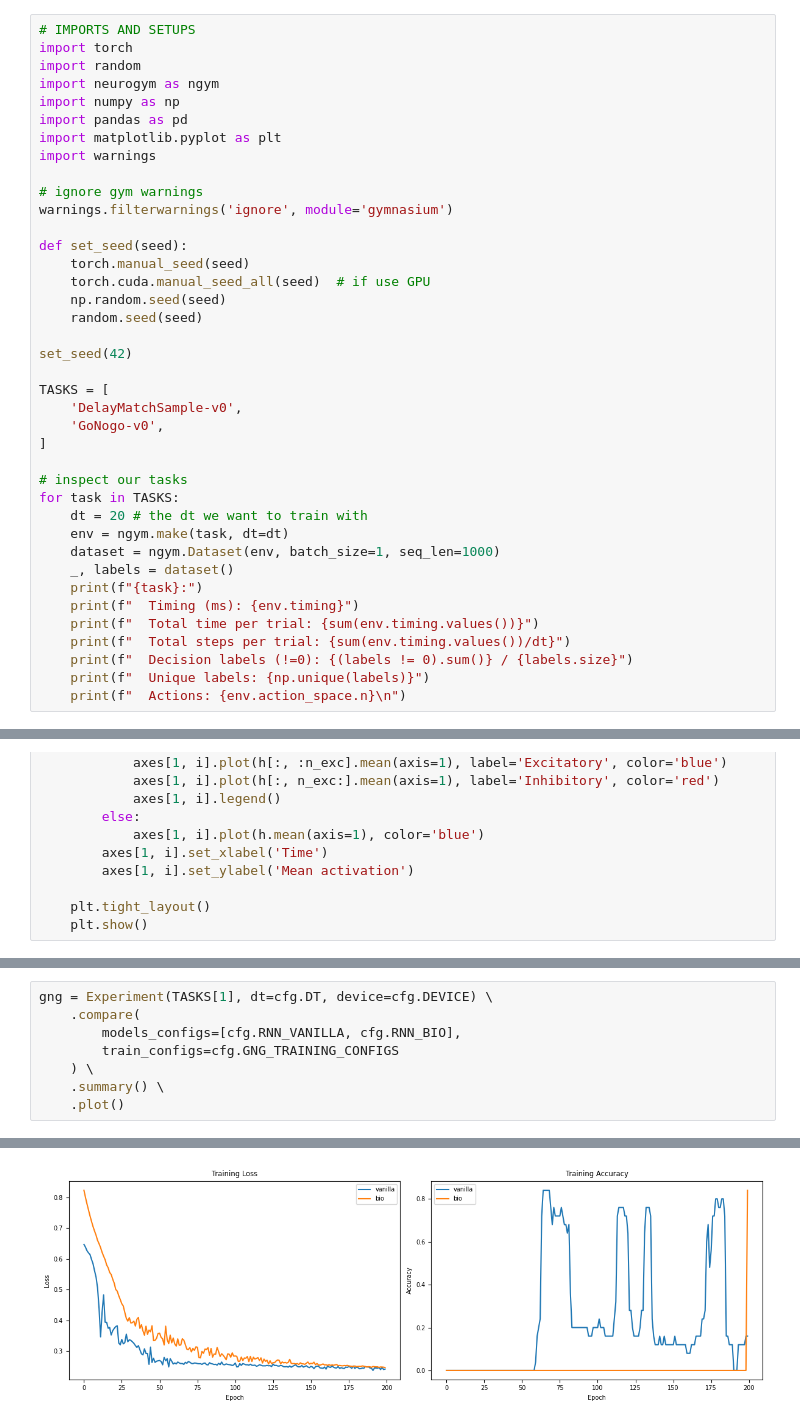
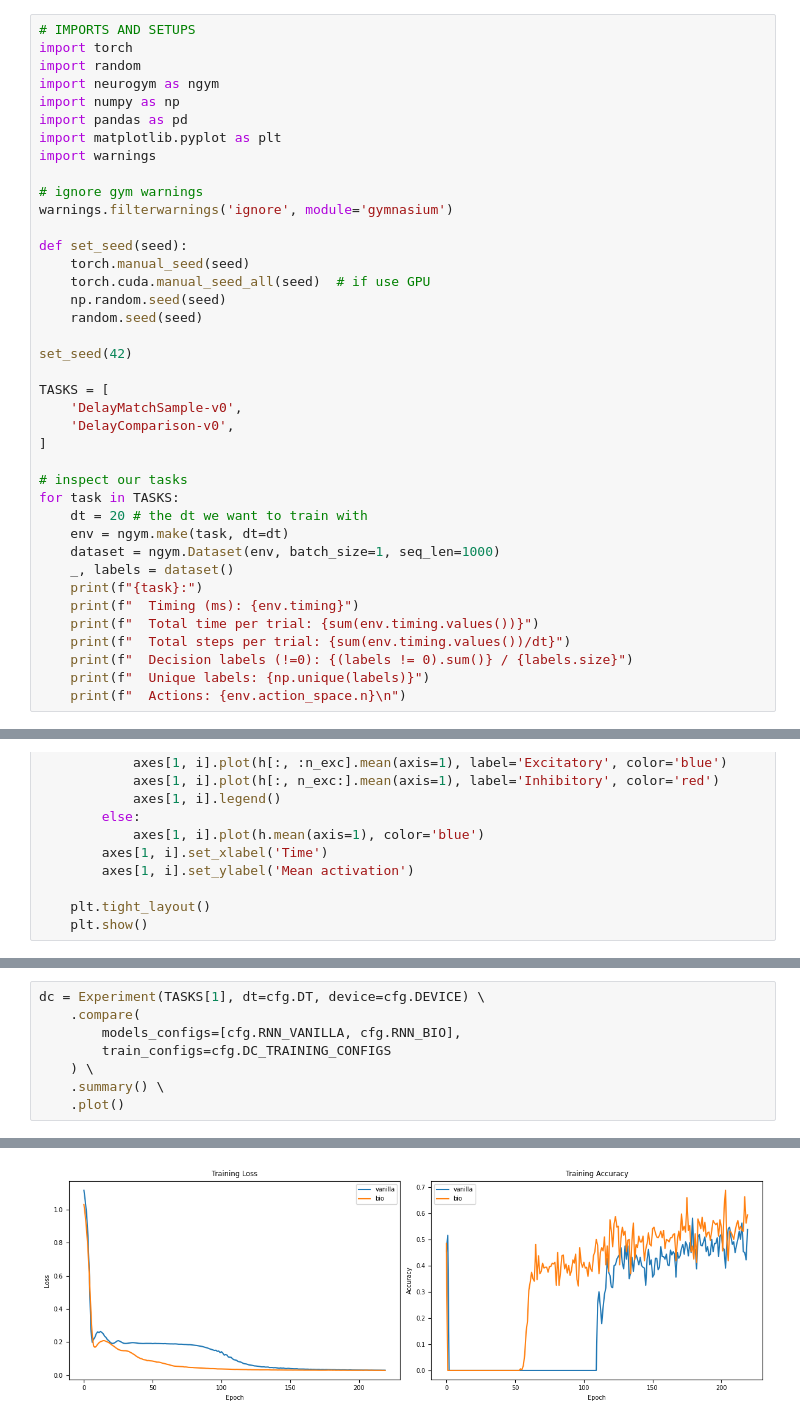
Before and after one commit to nam-ngh/neuro-AI, a Jupyter notebook: main.ipynb, the cells around one changed output, grey strips where cells are left out. Saved outputs shown, nothing was run; the diff lists cells and outputs as text.

```diff
--- a/main.ipynb
+++ b/main.ipynb
@@ -23,7 +23,7 @@ set_seed(42)
 
 TASKS = [
     'DelayMatchSample-v0',
-    'GoNogo-v0',
+    'DelayComparison-v0',
 ]
 
 # inspect our tasks
@@ -138,8 +223,8 @@ plot_hidden_comparison(dms, r_excitatory=0.8)
 # %%
-gng = Experiment(TASKS[1], dt=cfg.DT, device=cfg.DEVICE) \
+dc = Experiment(TASKS[1], dt=cfg.DT, device=cfg.DEVICE) \
     .compare(
         models_configs=[cfg.RNN_VANILLA, cfg.RNN_BIO],
-        train_configs=cfg.GNG_TRAINING_CONFIGS
+        train_configs=cfg.DC_TRAINING_CONFIGS
     ) \
     .summary() \
     .plot()
@@ -164,2 +249,2 @@ bio: Final Loss=0.2472, Final Acc=0.8400, Best Acc=0.8400
-[figure, old version]
+[figure, new version]
 # %%
```
Also changed, not shown: parts of 17 cells of this notebook, 1 other file.
